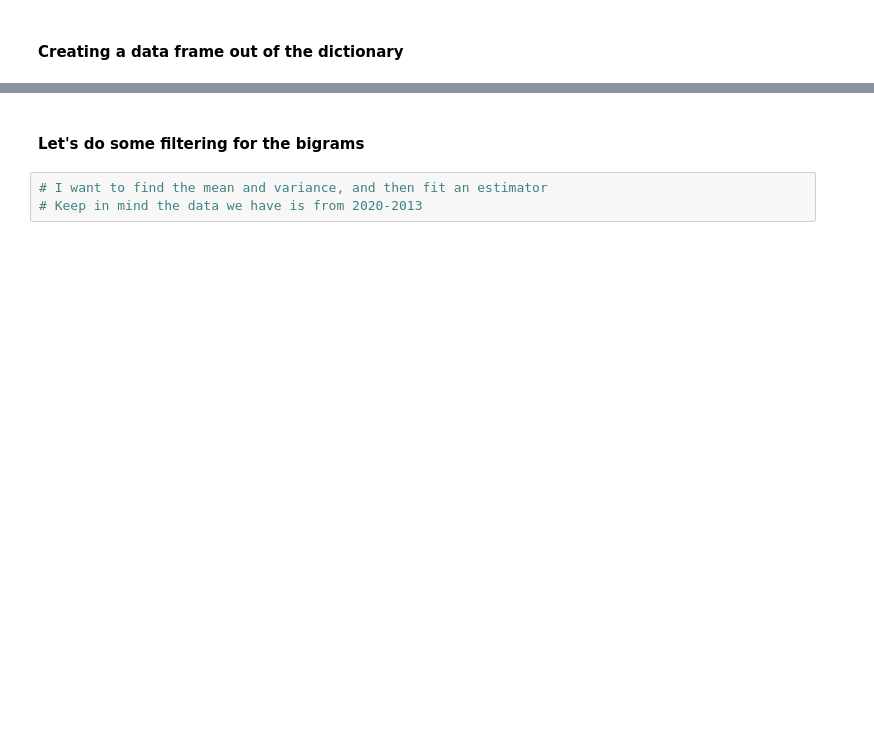
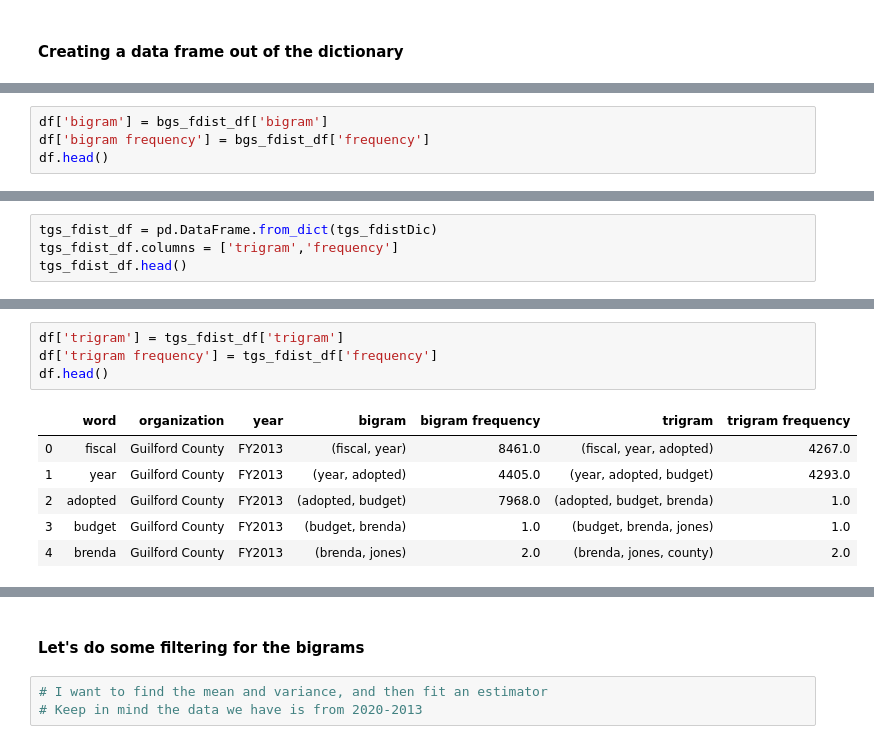
Before and after one commit to UNCG-CSE/Budget_Text_Analysis, a Jupyter notebook: src/StatisticalTextAnalysis/Statistical-Text-Analysis.ipynb, the cells around one changed output, grey strips where cells are left out. Cells and saved outputs as stored; diff of their text form; blank space fills up the shorter version.

```diff
--- a/src/StatisticalTextAnalysis/Statistical-Text-Analysis.ipynb
+++ b/src/StatisticalTextAnalysis/Statistical-Text-Analysis.ipynb
@@ -85,0 +97,4 @@ fdist_df.head()
+# %%
+df['bigram'] = bgs_fdist_df['bigram']
+df['bigram frequency'] = bgs_fdist_df['frequency']
+df.head()
@@ -85,0 +123,4 @@ fdist_df.head()
+# %%
+tgs_fdist_df = pd.DataFrame.from_dict(tgs_fdistDic)
+tgs_fdist_df.columns = ['trigram','frequency']
+tgs_fdist_df.head()
@@ -86 +134,12 @@ fdist_df.head()
+# %%
+df['trigram'] = tgs_fdist_df['trigram']
+df['trigram frequency'] = tgs_fdist_df['frequency']
+df.head()
+# %% [output]
+|  | word | organization | year | bigram | bigram frequency | trigram | trigram frequency |
+| 0 | fiscal | Guilford County | FY2013 | (fiscal, year) | 8461.0 | (fiscal, year, adopted) | 4267.0 |
+| 1 | year | Guilford County | FY2013 | (year, adopted) | 4405.0 | (year, adopted, budget) | 4293.0 |
+| 2 | adopted | Guilford County | FY2013 | (adopted, budget) | 7968.0 | (adopted, budget, brenda) | 1.0 |
+| 3 | budget | Guilford County | FY2013 | (budget, brenda) | 1.0 | (budget, brenda, jones) | 1.0 |
+| 4 | brenda | Guilford County | FY2013 | (brenda, jones) | 2.0 | (brenda, jones, county) | 2.0 |
 # %%
```
Also changed, not shown: parts of 14 cells of this notebook.
